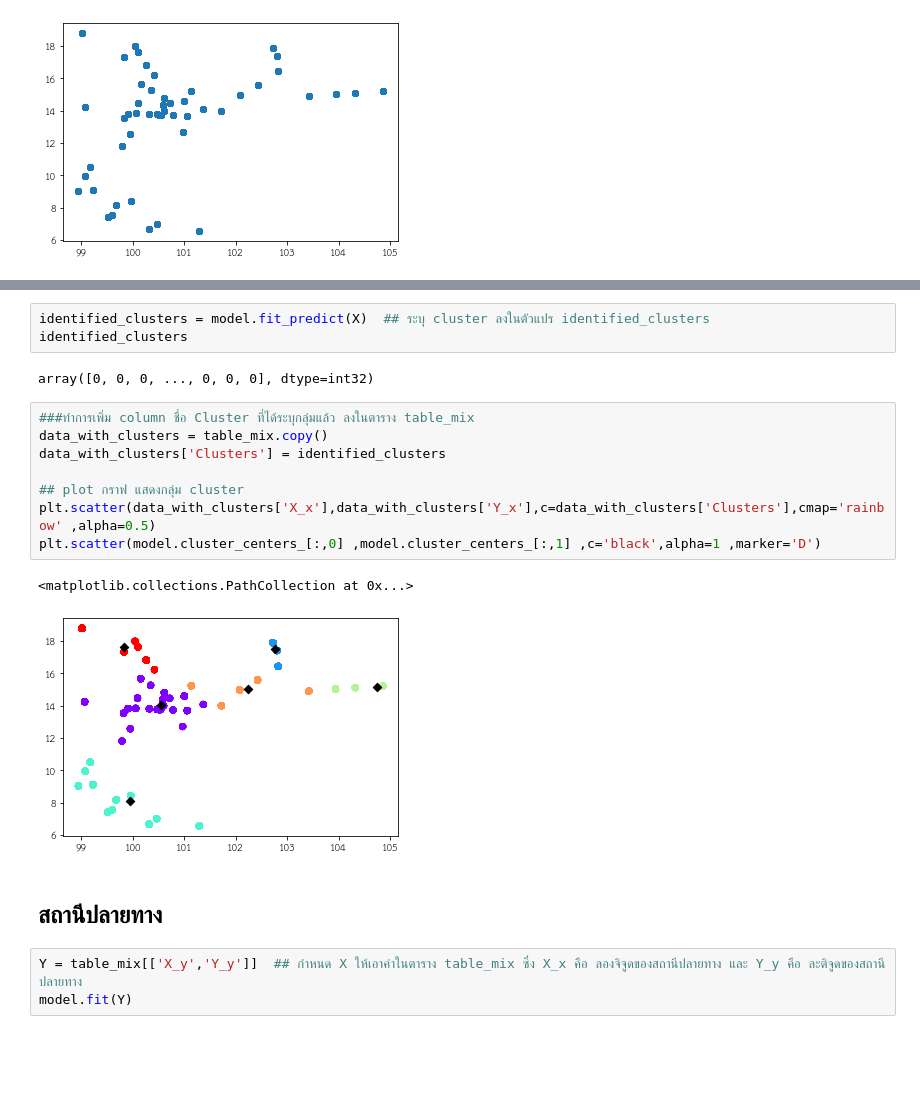
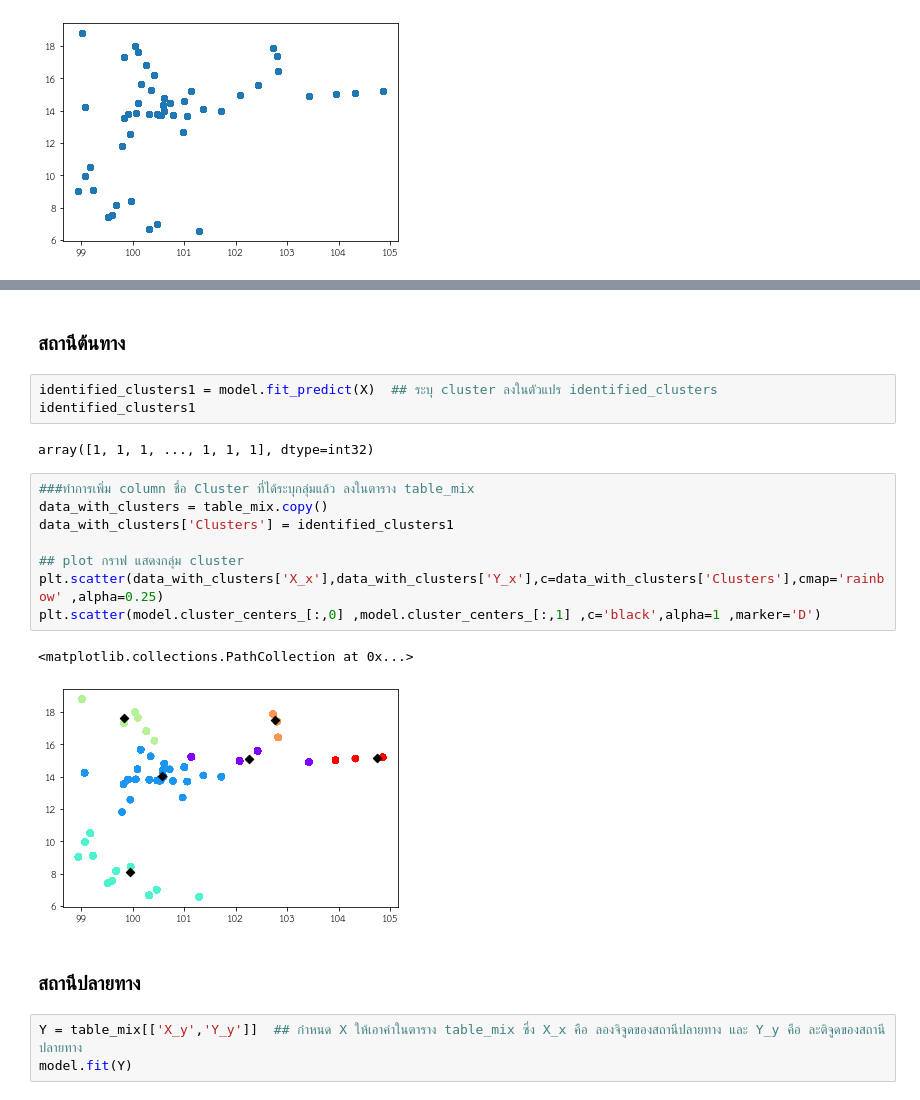
Before and after one commit to Jaomiew/DWDM21, a Jupyter notebook: Project_ล่าสุด.ipynb, the cells around one changed output, grey strips where cells are left out. Cells and saved outputs as stored; diff of their text form; blank space fills up the shorter version.

```diff
--- a/Project_ล่าสุด.ipynb
+++ b/Project_ล่าสุด.ipynb
@@ -1328,21 +1454,23 @@ plt.scatter(model.cluster_centers_[:,0] ,model.cluster_centers_[:,1] ,c='red')
+# %% [markdown]
+### **สถานีต้นทาง**
 # %%
-identified_clusters = model.fit_predict(X)  ## ระบุ cluster ลงในตัวแปร identified_clusters
-identified_clusters
+identified_clusters1 = model.fit_predict(X)  ## ระบุ cluster ลงในตัวแปร identified_clusters
+identified_clusters1
 # %% [output]
-array([0, 0, 0, ..., 0, 0, 0], dtype=int32)
+array([1, 1, 1, ..., 1, 1, 1], dtype=int32)
 # %%
 ###ทำการเพิ่ม column ชื่อ Cluster ที่ได้ระบุกลุ่มแล้ว ลงในตาราง table_mix
 data_with_clusters = table_mix.copy()
-data_with_clusters['Clusters'] = identified_clusters
+data_with_clusters['Clusters'] = identified_clusters1
 
 ## plot กราฟ แสดงกลุ่ม cluster
-plt.scatter(data_with_clusters['X_x'],data_with_clusters['Y_x'],c=data_with_clusters['Clusters'],cmap='rainbow' ,alpha=0.5)
+plt.scatter(data_with_clusters['X_x'],data_with_clusters['Y_x'],c=data_with_clusters['Clusters'],cmap='rainbow' ,alpha=0.25)
 plt.scatter(model.cluster_centers_[:,0] ,model.cluster_centers_[:,1] ,c='black',alpha=1 ,marker='D')
 # %% [output]
 <matplotlib.collections.PathCollection at 0x...>
-[figure, old version]
+[figure, new version]
 # %% [markdown]
-## **สถานีปลายทาง**
+### **สถานีปลายทาง**
 # %%
 Y = table_mix[['X_y','Y_y']]  ## กำหนด X ให้เอาค่าในตาราง table_mix ซึ่ง X_x คือ ลองจิจูดของสถานีปลายทาง และ Y_y คือ ละติจูดของสถานีปลายทาง
 model.fit(Y)
```
Also changed, not shown: parts of 78 cells of this notebook.
